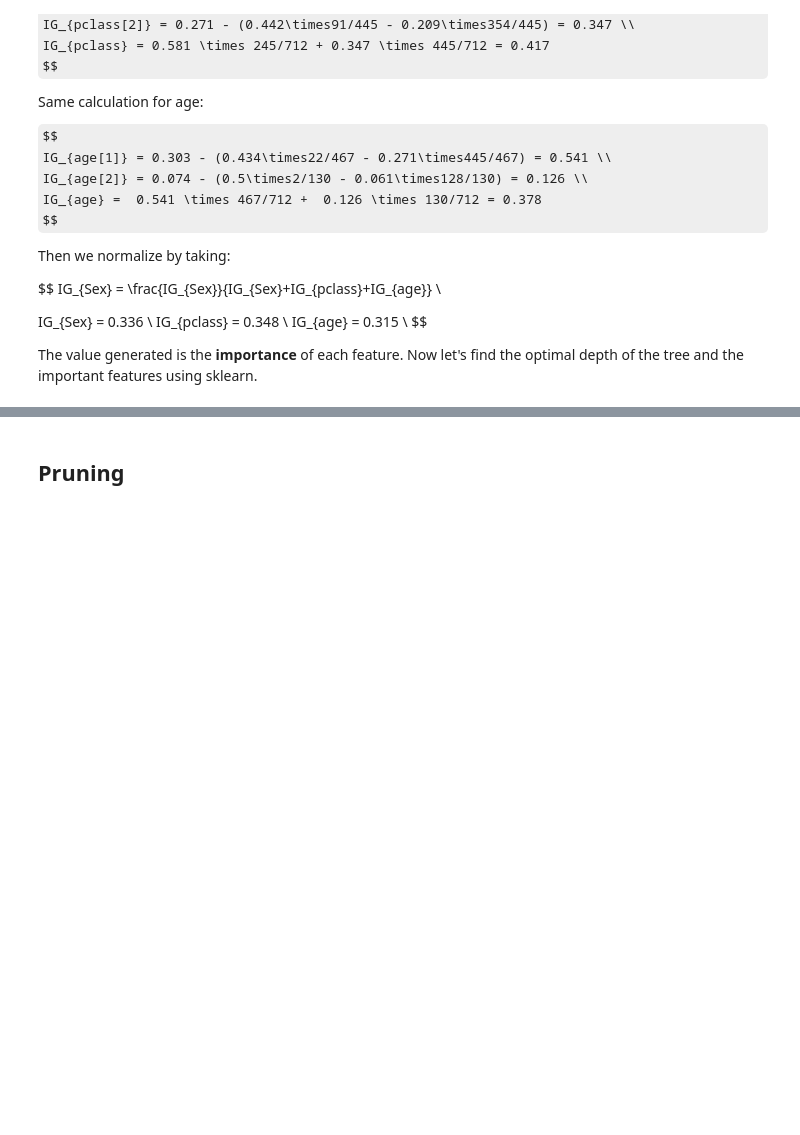
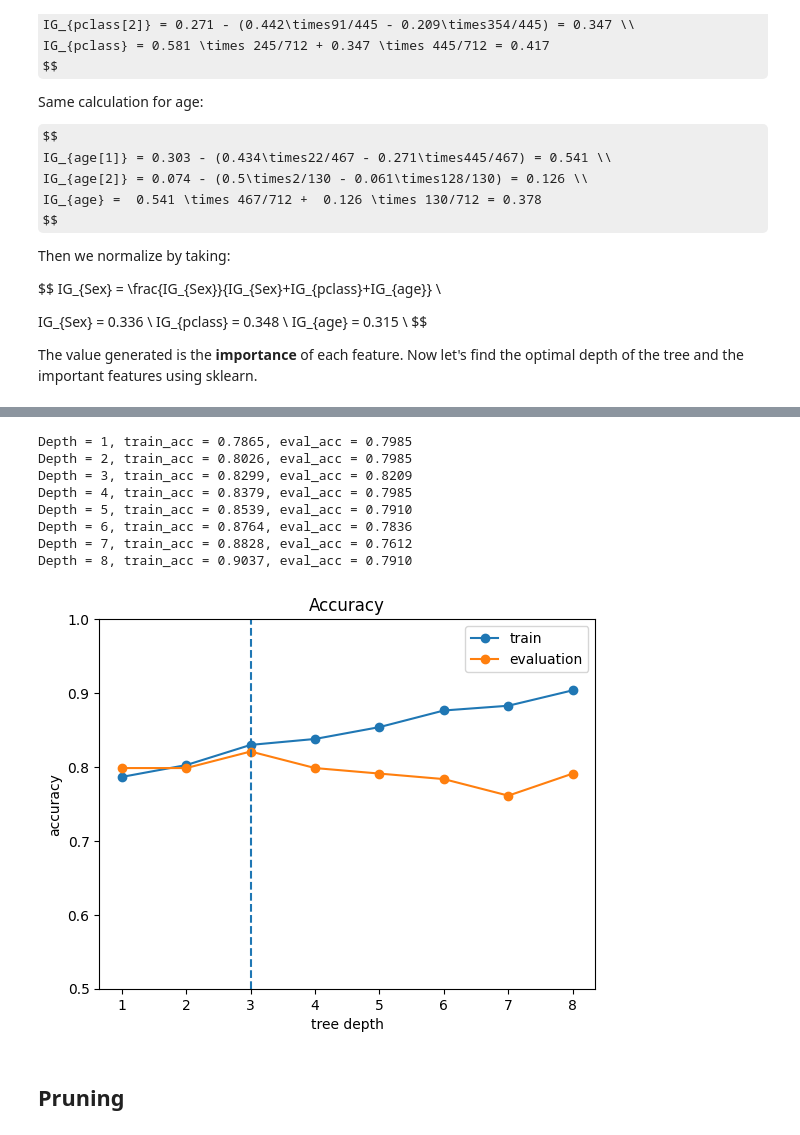
Before and after one commit to Supimraid/MY-DAC-Curriculum, a Jupyter notebook: DAC-006_Machine_Learning/DAC-006-Intro_to_ML_Session_2_Student.ipynb, the cells around one changed output, grey strips where cells are left out. Drawn from its saved outputs; the diff is of its cells as text; code cells hidden in the pictures; some formulas as TeX source; blank space fills up the shorter version.

```diff
--- a/DAC-006_Machine_Learning/DAC-006-Intro_to_ML_Session_2_Student.ipynb
+++ b/DAC-006_Machine_Learning/DAC-006-Intro_to_ML_Session_2_Student.ipynb
@@ -164,46 +188,56 @@ The value generated is the **importance** of each feature. Now let's find the op
 # %%
 # Separate the Titanic data into features and target class.
-# y = df['Survived']
-# x = df.drop('Survived', axis=1)
+y = df['Survived']
+x = df.drop('Survived', axis=1)
 
-# # Split the data into training, validation and test data.
-# x_train, x_test, y_train, y_test = train_test_split(x, y, test_size = 0.3)
+# Split the data into training, validation and test data.
+x_train, x_test, y_train, y_test = train_test_split(x, y, test_size = 0.3)
 
-# x_test, x_eval, y_test, y_eval = train_test_split(x_test, y_test, test_size = 0.5)
+x_test, x_eval, y_test, y_eval = train_test_split(x_test, y_test, test_size = 0.5)
 
-# # Create decision tree models of various depths,
-# # and measure the accuracy of validation data for each model.
-# train_acc = []
-# eval_acc = []
-# max_depth = 8
-# for d in range(1, max_depth+1):
-#     model = DecisionTreeClassifier(max_depth=d)
-#     model.fit(x_train, y_train)
+# Create decision tree models of various depths,
+# and measure the accuracy of validation data for each model.
+train_acc = []
+eval_acc = []
+max_depth = 8
+for d in range(1, max_depth+1):
+    model = DecisionTreeClassifier(max_depth=d)
+    model.fit(x_train, y_train)
 
-#     # Measure the accuracy of this model using the training data.
-#     y_pred = model.predict(x_train)
-#     train_acc.append((y_pred == y_train).mean())
+    # Measure the accuracy of this model using the training data.
+    y_pred = model.predict(x_train)
+    train_acc.append((y_pred == y_train).mean())
 
-#     # Measure the accuracy of this model using the validation data.
-#     y_pred = model.predict(x_eval)
-#     eval_acc.append((y_pred == y_eval).mean())
-#     print('Depth = {}, train_acc = {:.4f}, eval_acc = {:.4f}'\
-#           .format(d, train_acc[-1], eval_acc[-1]))
+    # Measure the accuracy of this model using the validation data.
+    y_pred = model.predict(x_eval)
+    eval_acc.append((y_pred == y_eval).mean())
+    print('Depth = {}, train_acc = {:.4f}, eval_acc = {:.4f}'\
+          .format(d, train_acc[-1], eval_acc[-1]))
 
-# # Find the optimal depth with the highest accuracy of validation data.
-# opt_depth = np.argmax(eval_acc) + 1
+# Find the optimal depth with the highest accuracy of validation data.
+opt_depth = np.argmax(eval_acc) + 1
 
-# # Visualize accuracy changes as depth changes.
-# plt.plot(train_acc, marker='o', label='train')
-# plt.plot(eval_acc, marker='o', label='evaluation')
-# plt.legend()
-# plt.title('Accuracy')
-# plt.xlabel('tree depth')
-# plt.ylabel('accuracy')
-# plt.xticks(np.arange(max_depth), np.arange(1, max_depth+1))
-# plt.axvline(x=opt_depth-1, ls='--')
-# plt.ylim(0.5, 1.0)
-# plt.show()
+# Visualize accuracy changes as depth changes.
+plt.plot(train_acc, marker='o', label='train')
+plt.plot(eval_acc, marker='o', label='evaluation')
+plt.legend()
+plt.title('Accuracy')
+plt.xlabel('tree depth')
+plt.ylabel('accuracy')
+plt.xticks(np.arange(max_depth), np.arange(1, max_depth+1))
+plt.axvline(x=opt_depth-1, ls='--')
+plt.ylim(0.5, 1.0)
+plt.show()
+# %% [output]
+Depth = 1, train_acc = 0.7865, eval_acc = 0.7985
+Depth = 2, train_acc = 0.8026, eval_acc = 0.7985
+Depth = 3, train_acc = 0.8299, eval_acc = 0.8209
+Depth = 4, train_acc = 0.8379, eval_acc = 0.7985
+Depth = 5, train_acc = 0.8539, eval_acc = 0.7910
+Depth = 6, train_acc = 0.8764, eval_acc = 0.7836
+Depth = 7, train_acc = 0.8828, eval_acc = 0.7612
+Depth = 8, train_acc = 0.9037, eval_acc = 0.7910
+[figure, added]
 # %%
 # I set max_step=3 as a constant value for tree visualization.
 # model = DecisionTreeClassifier(max_depth=3)
```
Also changed, not shown: parts of 7 cells of this notebook.
